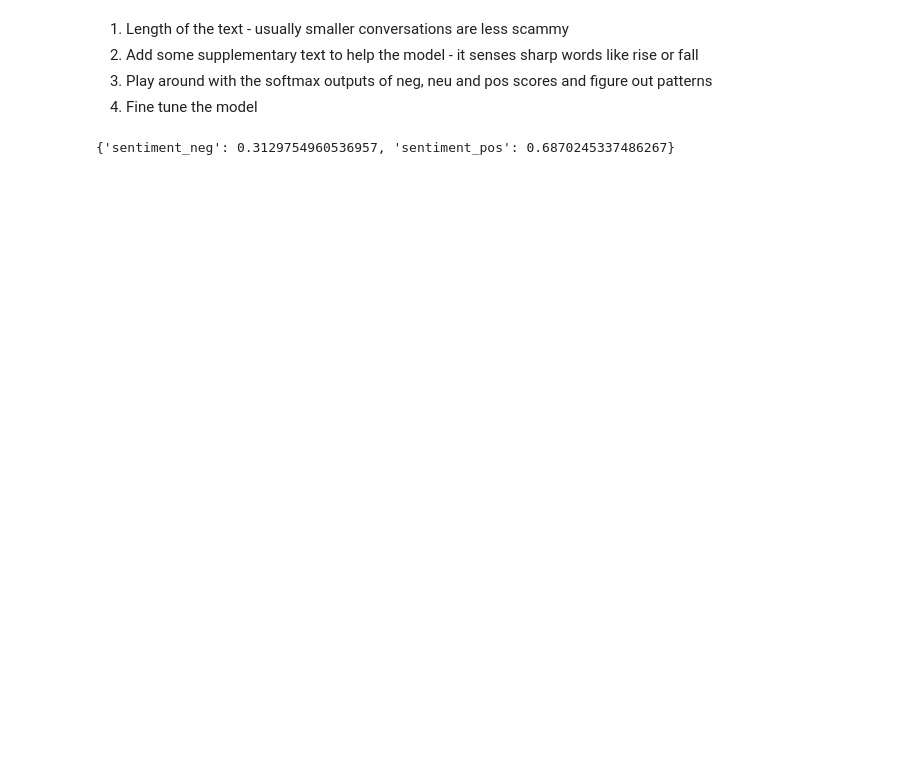
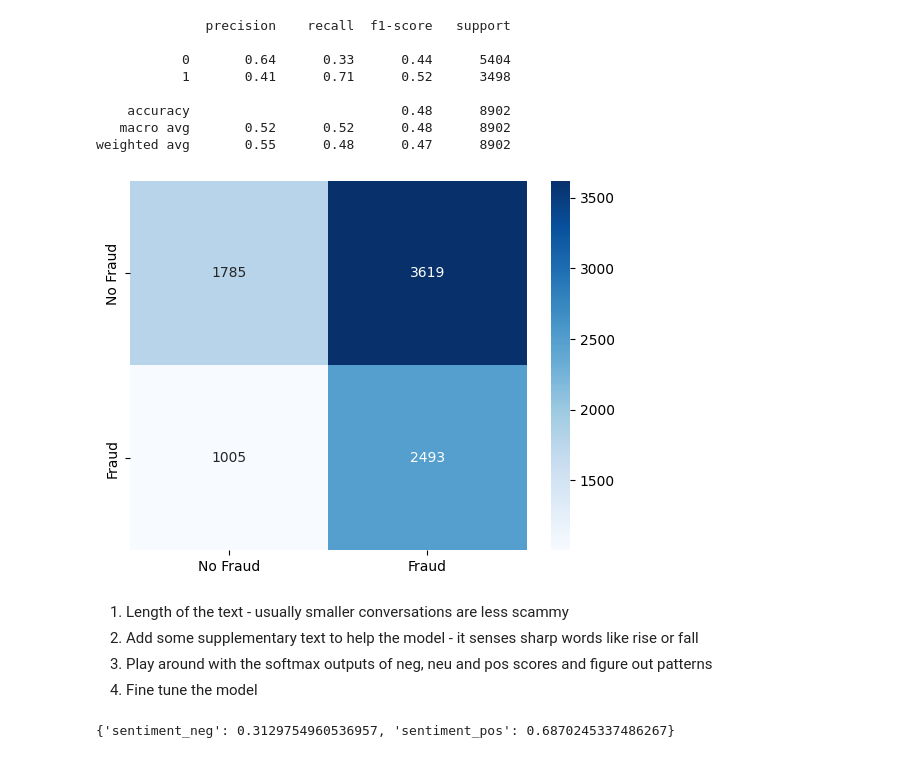
Before and after one commit to pranavbidve/NLP-Based-Financial-Fraud-Detection, a Jupyter notebook: code/DistilBert.ipynb, the cells around one changed output. Saved outputs shown, nothing was run; the diff lists cells and outputs as text; code cells hidden in the pictures; blank space fills up the shorter version.

```diff
--- a/code/DistilBert.ipynb
+++ b/code/DistilBert.ipynb
@@ -193,0 +189,3 @@ df
+# %%
+df = pd.read_csv("../data/TeleAntiFraud/distilbert_sentiment_analysis.csv")
+df = df[['sentiment_neg', 'sentiment_pos', 'text_length', 'target']]
@@ -194,3 +197,18 @@ df
+# %%
+cm = confusion_matrix(df['target'], df['fraud_prediction'])
+sns.heatmap(cm, annot=True, fmt='d', cmap='Blues', xticklabels=['No Fraud', 'Fraud'], yticklabels=['No Fraud', 'Fraud'])
+
+print(classification_report(df['target'], df['fraud_prediction']))
+# %% [output]
+              precision    recall  f1-score   support
+
+           0       0.64      0.33      0.44      5404
+           1       0.41      0.71      0.52      3498
+
+    accuracy                           0.48      8902
+   macro avg       0.52      0.52      0.48      8902
+weighted avg       0.55      0.48      0.47      8902
+[figure, added]
 # %% [markdown]
 1. Length of the text - usually smaller conversations are less scammy
 2. Add some supplementary text to help the model - it senses sharp words like rise or fall
```
Also changed, not shown: parts of 16 cells of this notebook, 1 other file.
